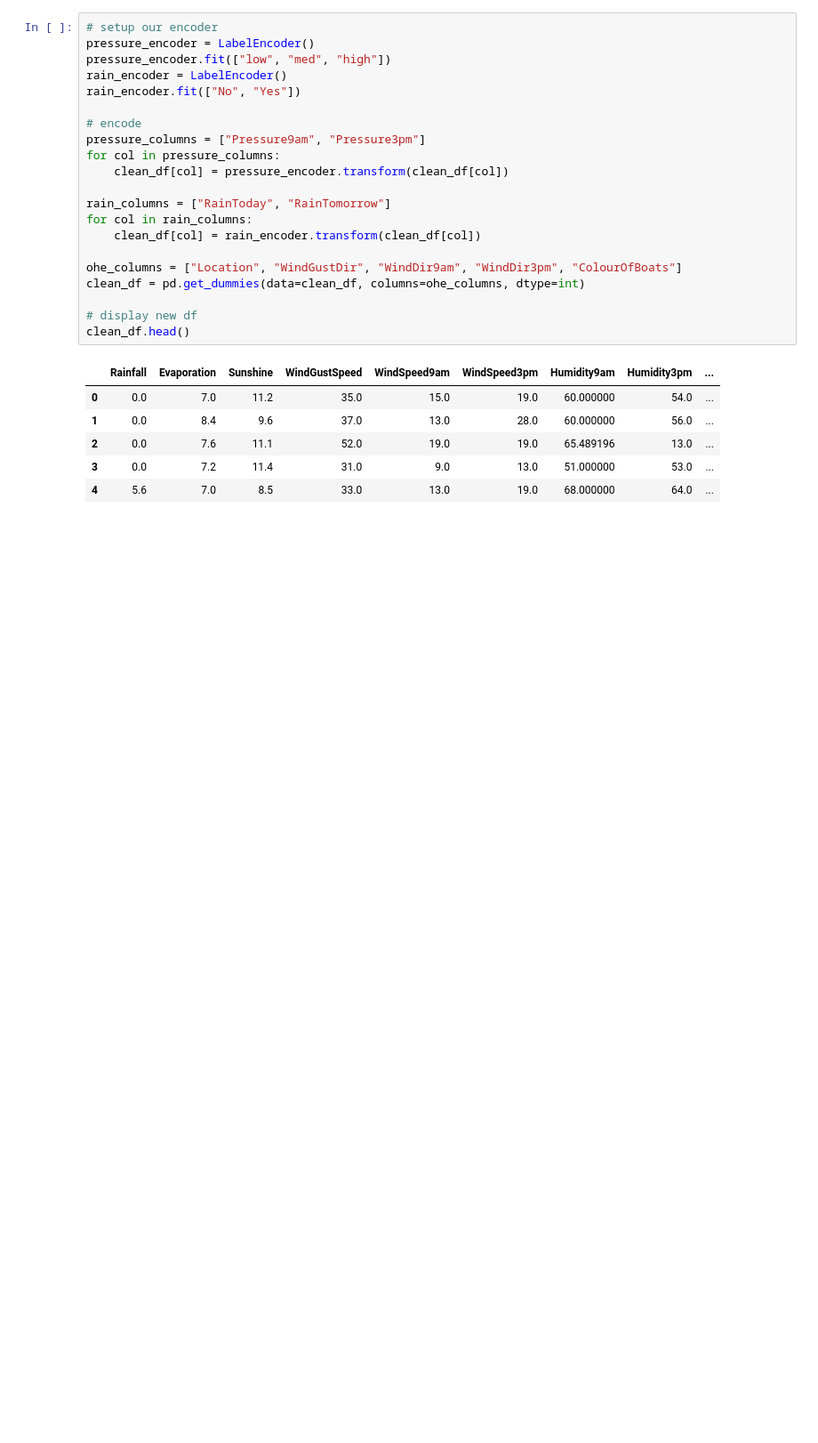
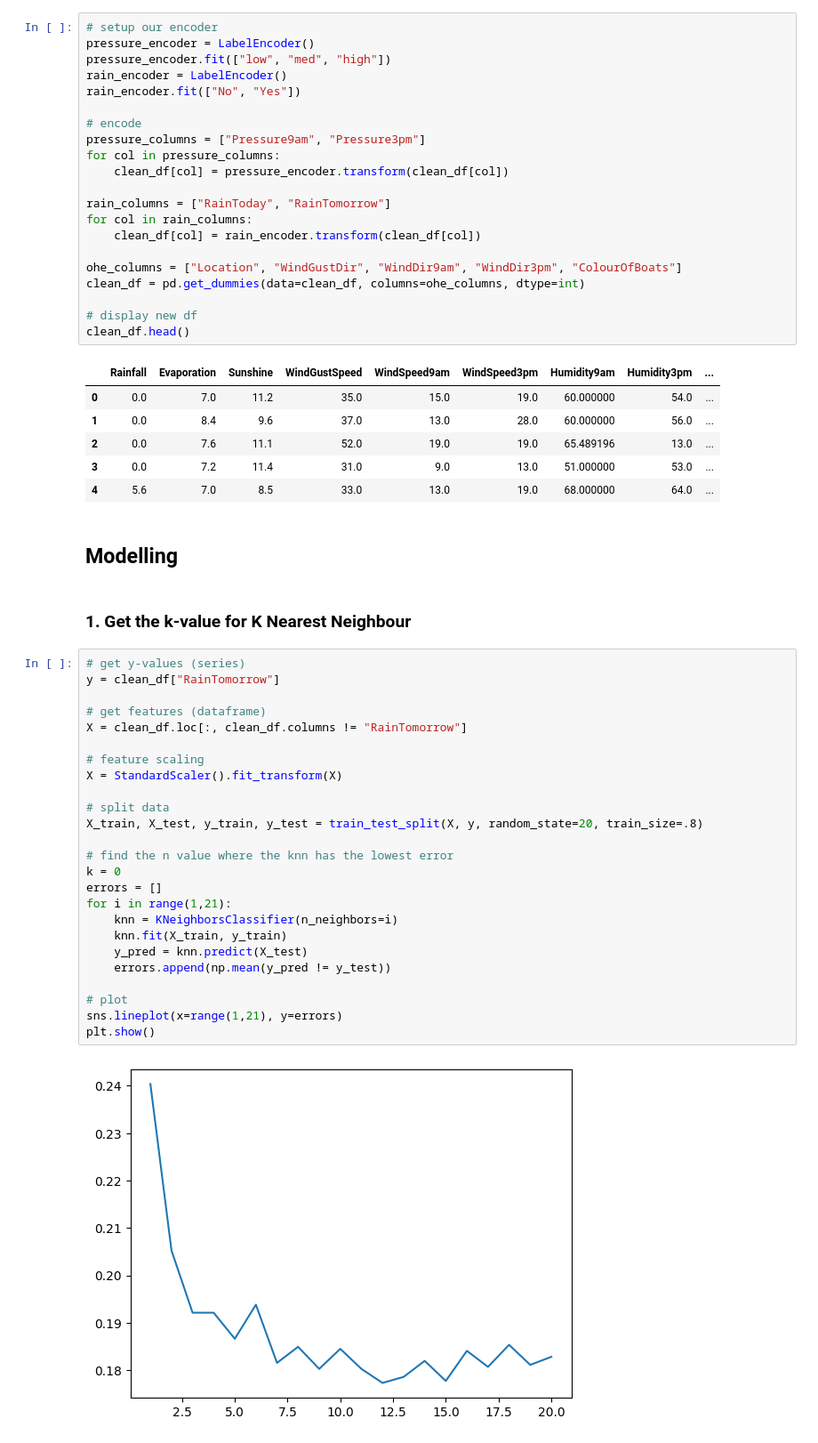
Before and after one commit to mangoomeh/aiap14-lim-rui-bing-056B, a Jupyter notebook: eda.ipynb, the cells around one changed output. Shown at 89% size. Cells and saved outputs as stored; diff of their text form; blank space fills up the shorter version.

```diff
--- a/eda.ipynb
+++ b/eda.ipynb
@@ -399,3 +401,34 @@ clean_df.head()
 | 2 | 0.0 | 7.6 | 11.1 | 52.0 | 19.0 | 19.0 | 65.489196 | 13.0 | ... |
 | 3 | 0.0 | 7.2 | 11.4 | 31.0 | 9.0 | 13.0 | 51.000000 | 53.0 | ... |
 | 4 | 5.6 | 7.0 | 8.5 | 33.0 | 13.0 | 19.0 | 68.000000 | 64.0 | ... |
+# %% [markdown]
+## Modelling
+# %% [markdown]
+### 1. Get the k-value for K Nearest Neighbour
+# %%
+# get y-values (series)
+y = clean_df["RainTomorrow"]
+
+# get features (dataframe)
+X = clean_df.loc[:, clean_df.columns != "RainTomorrow"]
+
+# feature scaling
+X = StandardScaler().fit_transform(X)
+
+# split data
+X_train, X_test, y_train, y_test = train_test_split(X, y, random_state=20, train_size=.8)
+
+# find the n value where the knn has the lowest error
+k = 0
+errors = []
+for i in range(1,21):
+    knn = KNeighborsClassifier(n_neighbors=i)
+    knn.fit(X_train, y_train)
+    y_pred = knn.predict(X_test)
+    errors.append(np.mean(y_pred != y_test))
+
+# plot
+sns.lineplot(x=range(1,21), y=errors)
+plt.show()
+# %% [output]
+[figure, added]
```
Also changed, not shown: parts of 10 cells of this notebook.
